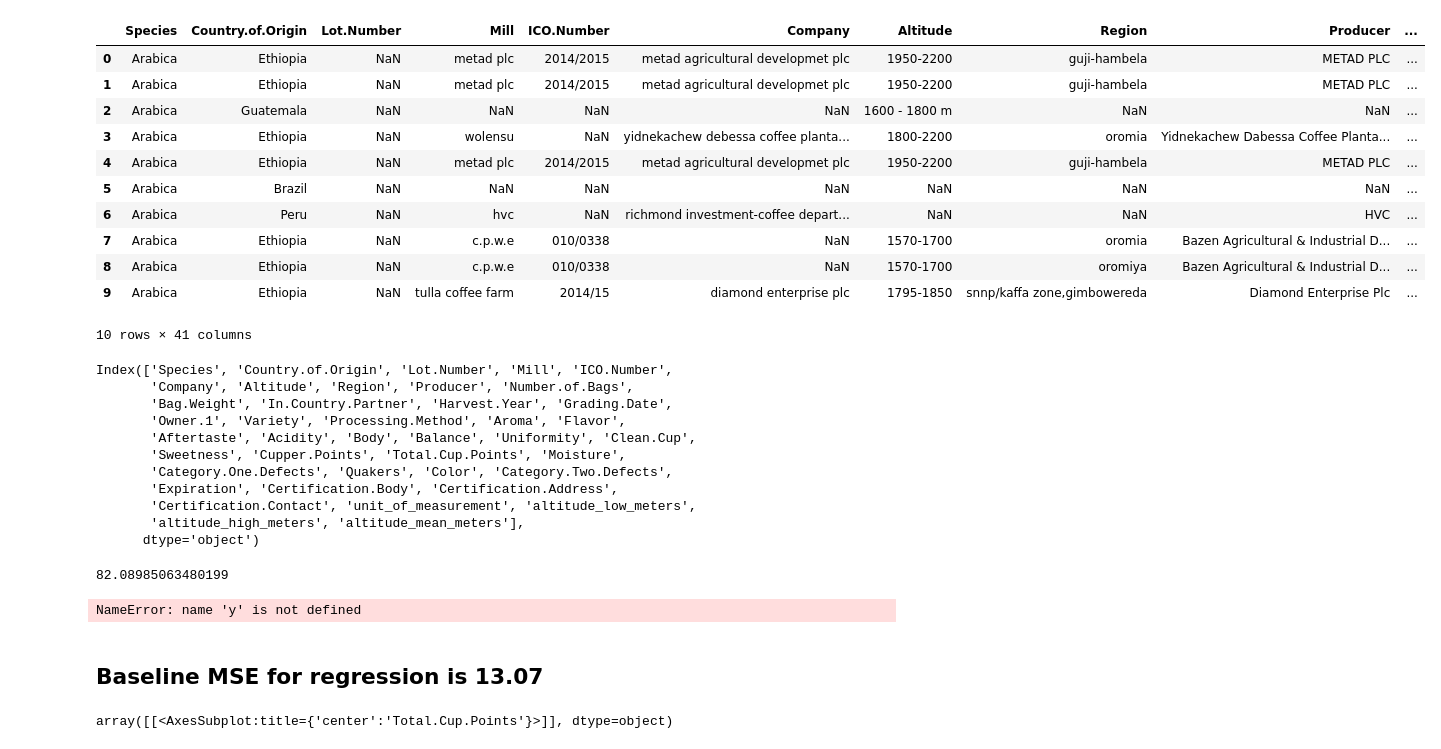
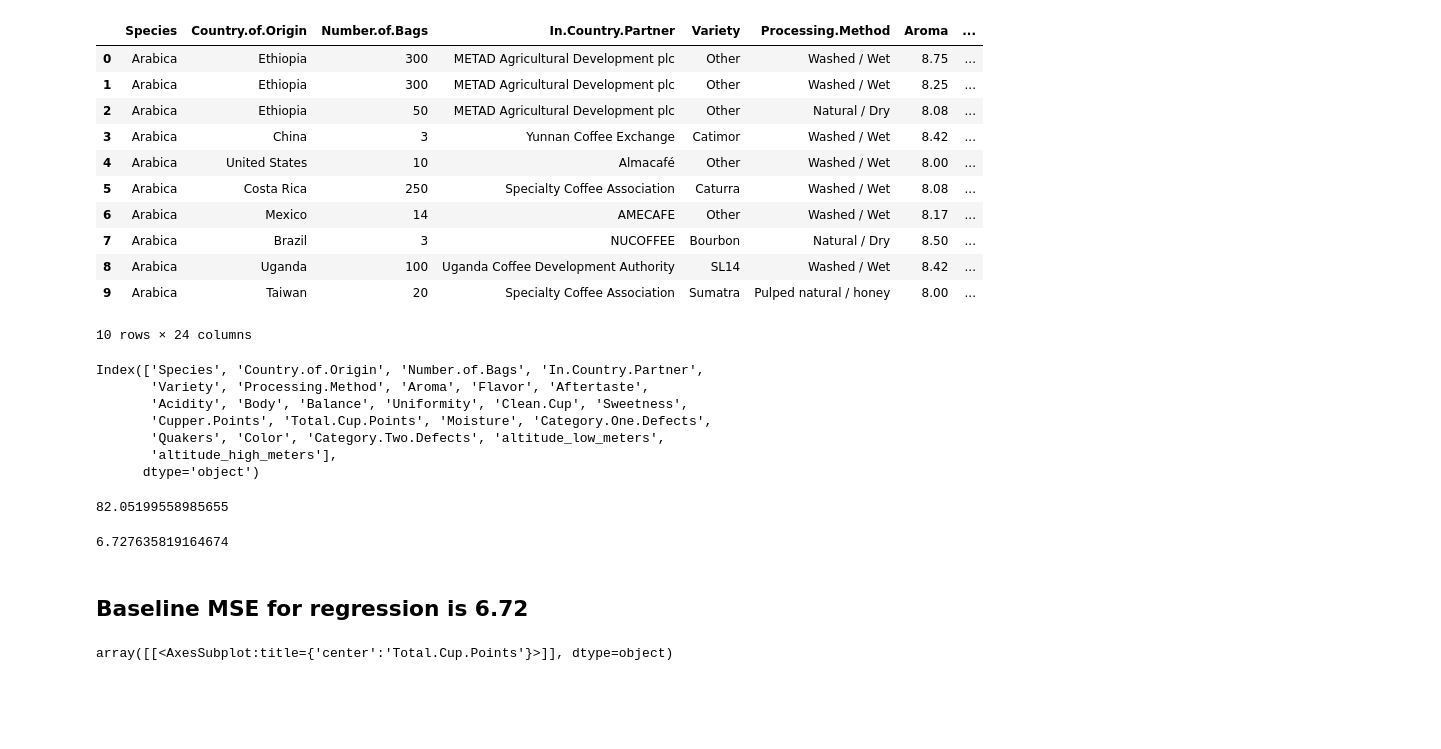
Before and after one commit to rhit-koenignm/CSSE415-CoffeeProject, a Jupyter notebook: BalancingAndBaselines.ipynb, the cells around one changed output. Drawn from its saved outputs; the diff is of its cells as text; code cells hidden in the pictures; blank space fills up the shorter version.

```diff
--- a/BalancingAndBaselines.ipynb
+++ b/BalancingAndBaselines.ipynb
@@ -4,45 +5,42 @@ import numpy as np
 # %%
-df = pd.read_csv('./merged_cleaned.csv')
+df = pd.read_csv('/home/hamonme/Final Project/merged_cleaned.csv')
 df.head(10)
 # %% [output]
-|  | Species | Country.of.Origin | Lot.Number | Mill | ICO.Number | Company | Altitude | Region | Producer | ... |
-| 0 | Arabica | Ethiopia | NaN | metad plc | 2014/2015 | metad agricultural developmet plc | 1950-2200 | guji-hambela | METAD PLC | ... |
-| 1 | Arabica | Ethiopia | NaN | metad plc | 2014/2015 | metad agricultural developmet plc | 1950-2200 | guji-hambela | METAD PLC | ... |
-| 2 | Arabica | Guatemala | NaN | NaN | NaN | NaN | 1600 - 1800 m | NaN | NaN | ... |
-| 3 | Arabica | Ethiopia | NaN | wolensu | NaN | yidnekachew debessa coffee planta... | 1800-2200 | oromia | Yidnekachew Dabessa Coffee Planta... | ... |
-| 4 | Arabica | Ethiopia | NaN | metad plc | 2014/2015 | metad agricultural developmet plc | 1950-2200 | guji-hambela | METAD PLC | ... |
-| 5 | Arabica | Brazil | NaN | NaN | NaN | NaN | NaN | NaN | NaN | ... |
-| 6 | Arabica | Peru | NaN | hvc | NaN | richmond investment-coffee depart... | NaN | NaN | HVC | ... |
-| 7 | Arabica | Ethiopia | NaN | c.p.w.e | 010/0338 | NaN | 1570-1700 | oromia | Bazen Agricultural & Industrial D... | ... |
-| 8 | Arabica | Ethiopia | NaN | c.p.w.e | 010/0338 | NaN | 1570-1700 | oromiya | Bazen Agricultural & Industrial D... | ... |
-| 9 | Arabica | Ethiopia | NaN | tulla coffee farm | 2014/15 | diamond enterprise plc | 1795-1850 | snnp/kaffa zone,gimbowereda | Diamond Enterprise Plc | ... |
+|  | Species | Country.of.Origin | Number.of.Bags | In.Country.Partner | Variety | Processing.Method | Aroma | ... |
+| 0 | Arabica | Ethiopia | 300 | METAD Agricultural Development plc | Other | Washed / Wet | 8.75 | ... |
+| 1 | Arabica | Ethiopia | 300 | METAD Agricultural Development plc | Other | Washed / Wet | 8.25 | ... |
+| 2 | Arabica | Ethiopia | 50 | METAD Agricultural Development plc | Other | Natural / Dry | 8.08 | ... |
+| 3 | Arabica | China | 3 | Yunnan Coffee Exchange | Catimor | Washed / Wet | 8.42 | ... |
+| 4 | Arabica | United States | 10 | Almacafé | Other | Washed / Wet | 8.00 | ... |
+| 5 | Arabica | Costa Rica | 250 | Specialty Coffee Association | Caturra | Washed / Wet | 8.08 | ... |
+| 6 | Arabica | Mexico | 14 | AMECAFE | Other | Washed / Wet | 8.17 | ... |
+| 7 | Arabica | Brazil | 3 | NUCOFFEE | Bourbon | Natural / Dry | 8.50 | ... |
+| 8 | Arabica | Uganda | 100 | Uganda Coffee Development Authority | SL14 | Washed / Wet | 8.42 | ... |
+| 9 | Arabica | Taiwan | 20 | Specialty Coffee Association | Sumatra | Pulped natural / honey | 8.00 | ... |
-10 rows × 41 columns
+10 rows × 24 columns
 # %%
 df.columns
 # %% [output]
-Index(['Species', 'Country.of.Origin', 'Lot.Number', 'Mill', 'ICO.Number',
-       'Company', 'Altitude', 'Region', 'Producer', 'Number.of.Bags',
-       'Bag.Weight', 'In.Country.Partner', 'Harvest.Year', 'Grading.Date',
-       'Owner.1', 'Variety', 'Processing.Method', 'Aroma', 'Flavor',
-       'Aftertaste', 'Acidity', 'Body', 'Balance', 'Uniformity', 'Clean.Cup',
-       'Sweetness', 'Cupper.Points', 'Total.Cup.Points', 'Moisture',
-       'Category.One.Defects', 'Quakers', 'Color', 'Category.Two.Defects',
-       'Expiration', 'Certification.Body', 'Certification.Address',
-       'Certification.Contact', 'unit_of_measurement', 'altitude_low_meters',
-       'altitude_high_meters', 'altitude_mean_meters'],
+Index(['Species', 'Country.of.Origin', 'Number.of.Bags', 'In.Country.Partner',
+       'Variety', 'Processing.Method', 'Aroma', 'Flavor', 'Aftertaste',
+       'Acidity', 'Body', 'Balance', 'Uniformity', 'Clean.Cup', 'Sweetness',
+       'Cupper.Points', 'Total.Cup.Points', 'Moisture', 'Category.One.Defects',
+       'Quakers', 'Color', 'Category.Two.Defects', 'altitude_low_meters',
+       'altitude_high_meters'],
       dtype='object')
 # %%
-mean = df['Total.Cup.Points'].mean()
+y = df['Total.Cup.Points']
+mean = y.mean()
 print(mean)
 
-err = (df['Total.Cup.Points']-mean)**2
+err = (y-mean)**2
 mse = err.sum()/len(y)
 mse
 # %% [output]
-82.08985063480199
+82.05199558985655
-NameError: name 'y' is not defined
+6.727635819164674
 # %% [markdown]
-## Baseline MSE for regression is 13.07
+## Baseline MSE for regression is 6.72
 # %%
 df.hist('Total.Cup.Points')
 # %% [output]
```
Also changed, not shown: parts of 8 cells of this notebook, 2 other files.
